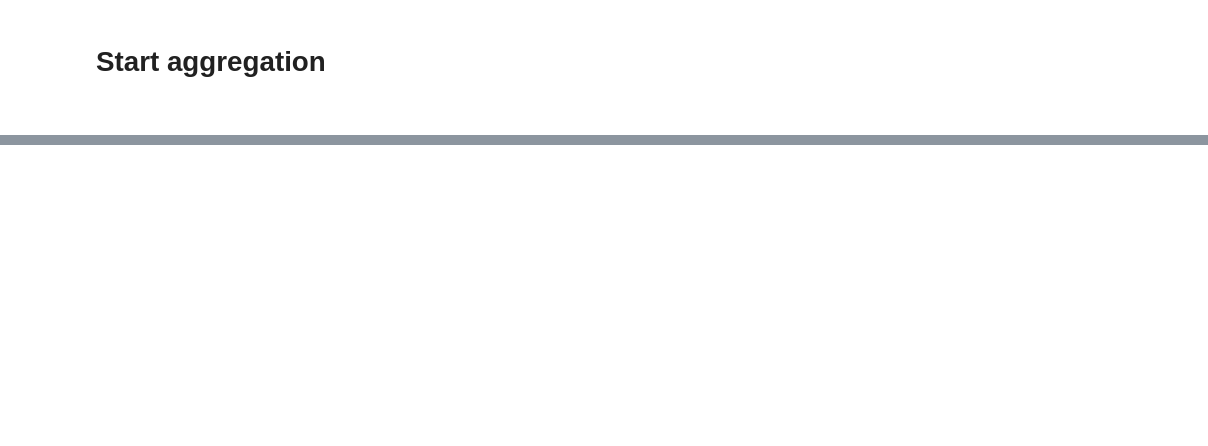
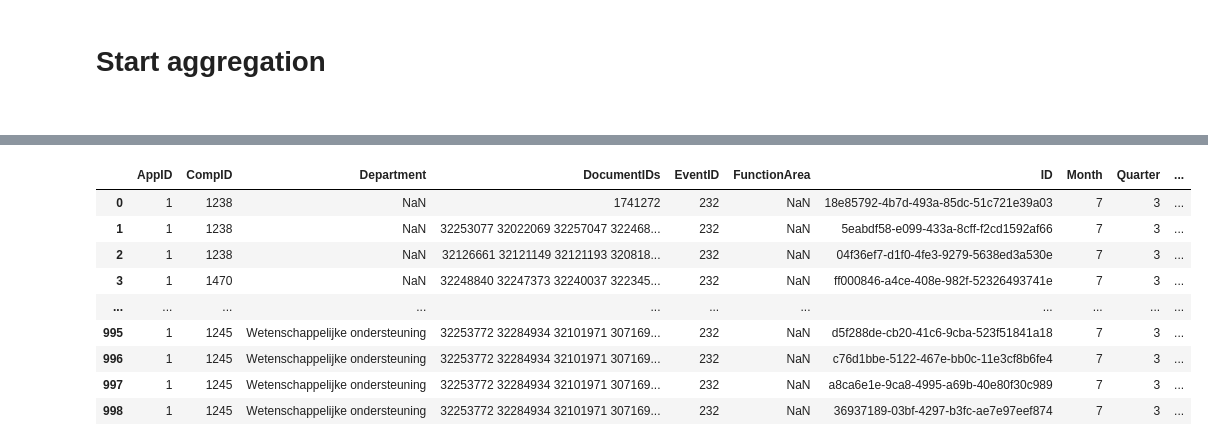
Before and after one commit to roelvanderburg/ranking, a Jupyter notebook: rank_monitor-dataframe232.ipynb, the cells around one changed output, grey strips where cells are left out. Cells and saved outputs as stored; diff of their text form; code cells hidden in the pictures; blank space fills up the shorter version.

```diff
--- a/rank_monitor-dataframe232.ipynb
+++ b/rank_monitor-dataframe232.ipynb
@@ -752,9 +702,0 @@ AttributeError: 'function' object has no attribute 'json'
-# %%
-
-df = pd.DataFrame({'A' : [1,2,3], 'B' : [3,4,1]})
-df
-
-for row in
-
-# for column in df:
-#     print(df[column])
@@ -821,0 +706,78 @@ Name: 18, Length: 19, dtype: object
+# %%
+path = Path('./')
+[x for x in path.glob('*')]
+
+
+import json
+
+
+# df_232 = get_dataframe_232(rows=1000, from_disk=True)
+
+
+with open('./response_example.json') as json_file:
+    data = json.load(json_file)
+
+[x for x in data.keys()]
+
+
+def read_json(files=[]):
+    """
+
+    :param files:
+    """
+
+    all_ids = []
+    all_pos = []
+    all_scores = []
+
+    for file_name in files:
+        docids = []
+        positions = []
+        scores = []
+
+        with open(file_name) as json_file:
+            data = json.load(json_file)
+#             display(data)
+        for idx,document in enumerate(data['response']['docs']):
+            docids.append(document['ID'])
+            positions.append(idx)
+            scores.append(document['score'])
+
+#         data
+        all_ids.append(docids)
+        all_pos.append(positions)
+        all_scores.append(scores)
+        query = data['responseHeader']['params']['userQuery']
+        display(query)
+    return all_ids, all_pos, all_scores
+
+
+
+df
+
+# # all_ids, all_pos, all_scores = read_json(['./response_example.json'])
+# all_ids, all_pos, all_scores = read_json(['./curl/response.json'])
+
+# all_pos
+# all_ids
+# df.iloc[0]['DocumentIDs']
+# df
+
+# read_json(['./response_example.json'])
+
+# responses = len(data['response']['docs'])
+# response
+
+
+# docids = []
+# positions = []
+# scores = []
+# # parse all docs
+# for idx,document in enumerate(data['response']['docs']):
+#     docids.append(document['ID'])
+#     positions.append(idx)
+#     scores.append(document['score'])
+
+# # docids
+# scores
+# %% [output]
@@ -821,0 +802,10 @@ Name: 18, Length: 19, dtype: object
+|  | AppID | CompID | Department | DocumentIDs | EventID | FunctionArea | ID | Month | Quarter | ... |
+| 0 | 1 | 1238 | NaN | 1741272 | 232 | NaN | 18e85792-4b7d-493a-85dc-51c721e39a03 | 7 | 3 | ... |
+| 1 | 1 | 1238 | NaN | 32253077 32022069 32257047 322468... | 232 | NaN | 5eabdf58-e099-433a-8cff-f2cd1592af66 | 7 | 3 | ... |
+| 2 | 1 | 1238 | NaN | 32126661 32121149 32121193 320818... | 232 | NaN | 04f36ef7-d1f0-4fe3-9279-5638ed3a530e | 7 | 3 | ... |
+| 3 | 1 | 1470 | NaN | 32248840 32247373 32240037 322345... | 232 | NaN | ff000846-a4ce-408e-982f-52326493741e | 7 | 3 | ... |
+| ... | ... | ... | ... | ... | ... | ... | ... | ... | ... | ... |
+| 995 | 1 | 1245 | Wetenschappelijke ondersteuning | 32253772 32284934 32101971 307169... | 232 | NaN | d5f288de-cb20-41c6-9cba-523f51841a18 | 7 | 3 | ... |
+| 996 | 1 | 1245 | Wetenschappelijke ondersteuning | 32253772 32284934 32101971 307169... | 232 | NaN | c76d1bbe-5122-467e-bb0c-11e3cf8b6fe4 | 7 | 3 | ... |
+| 997 | 1 | 1245 | Wetenschappelijke ondersteuning | 32253772 32284934 32101971 307169... | 232 | NaN | a8ca6e1e-9ca8-4995-a69b-40e80f30c989 | 7 | 3 | ... |
+| 998 | 1 | 1245 | Wetenschappelijke ondersteuning | 32253772 32284934 32101971 307169... | 232 | NaN | 36937189-03bf-4297-b3fc-ae7e97eef874 | 7 | 3 | ... |
```
Also changed, not shown: parts of 33 cells of this notebook, 2 other files.
